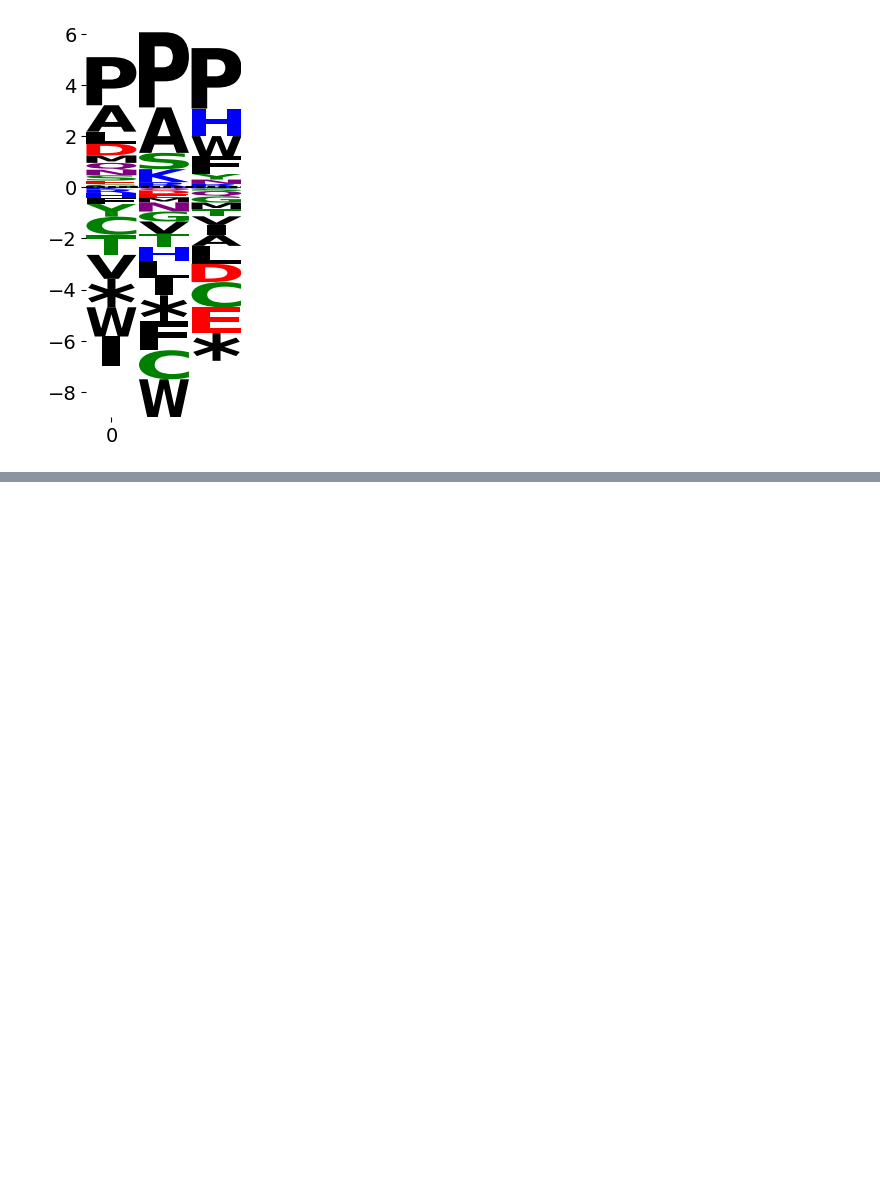
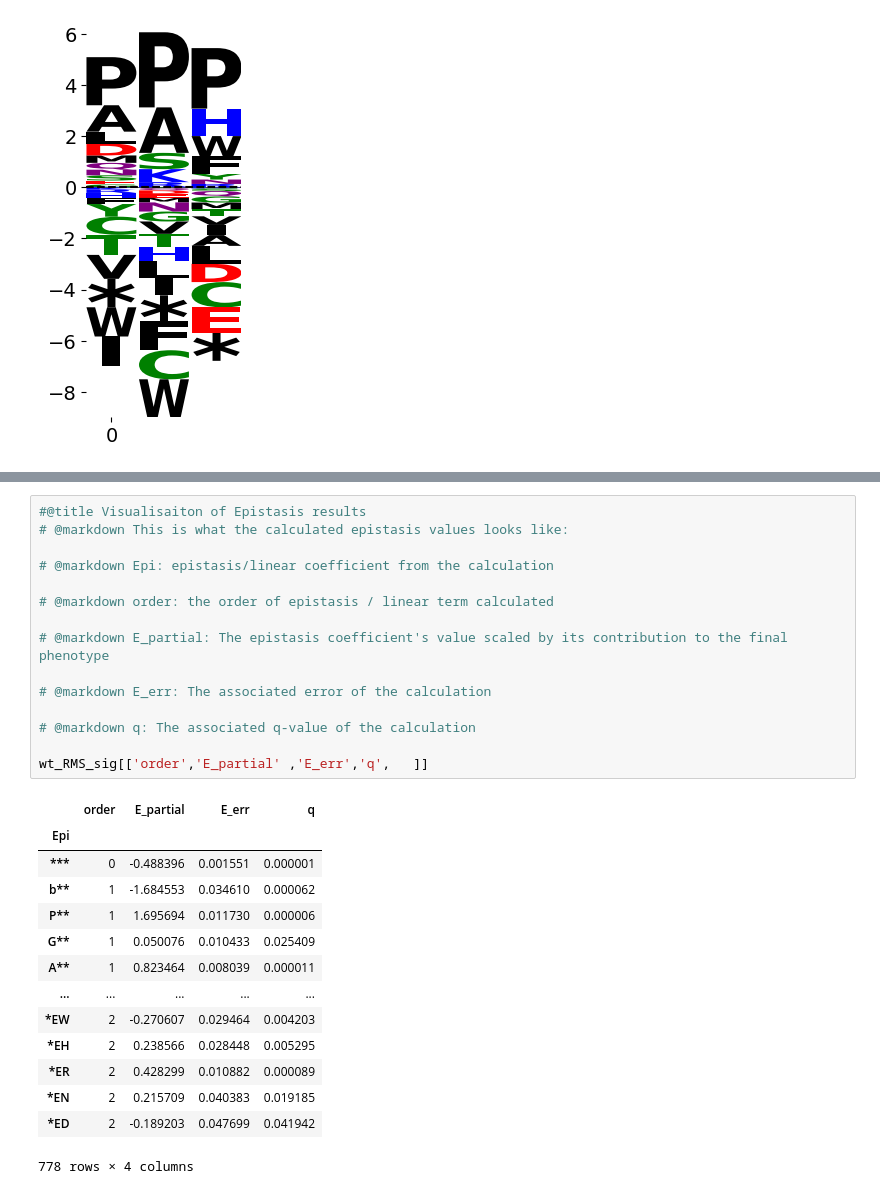
Before and after one commit to Creixell-lab/epystasis, a Jupyter notebook: Epistasis_20250811.ipynb, the cells around one changed output, grey strips where cells are left out. Drawn from its saved outputs; the diff is of its cells as text; blank space fills up the shorter version.

```diff
--- a/Epistasis_20250811.ipynb
+++ b/Epistasis_20250811.ipynb
@@ -1251,0 +1252,30 @@ See the caveats in the documentation: https://pandas.pydata.org/pandas-docs/stab
+# %%
+#@title Visualisaiton of Epistasis results
+# @markdown This is what the calculated epistasis values looks like:
+
+# @markdown Epi: epistasis/linear coefficient from the calculation
+
+# @markdown order: the order of epistasis / linear term calculated
+
+# @markdown E_partial: The epistasis coefficient's value scaled by its contribution to the final phenotype
+
+# @markdown E_err: The associated error of the calculation
+
+# @markdown q: The associated q-value of the calculation
+
+wt_RMS_sig[['order','E_partial'	,'E_err','q',	]]
+# %% [output]
+|  | order | E_partial | E_err | q |
+| Epi |  |  |  |  |
+| *** | 0 | -0.488396 | 0.001551 | 0.000001 |
+| b** | 1 | -1.684553 | 0.034610 | 0.000062 |
+| P** | 1 | 1.695694 | 0.011730 | 0.000006 |
+| G** | 1 | 0.050076 | 0.010433 | 0.025409 |
+| A** | 1 | 0.823464 | 0.008039 | 0.000011 |
+| ... | ... | ... | ... | ... |
+| *EW | 2 | -0.270607 | 0.029464 | 0.004203 |
+| *EH | 2 | 0.238566 | 0.028448 | 0.005295 |
+| *ER | 2 | 0.428299 | 0.010882 | 0.000089 |
+| *EN | 2 | 0.215709 | 0.040383 | 0.019185 |
+| *ED | 2 | -0.189203 | 0.047699 | 0.041942 |
+778 rows × 4 columns
```
Also changed, not shown: parts of 7 cells of this notebook.
